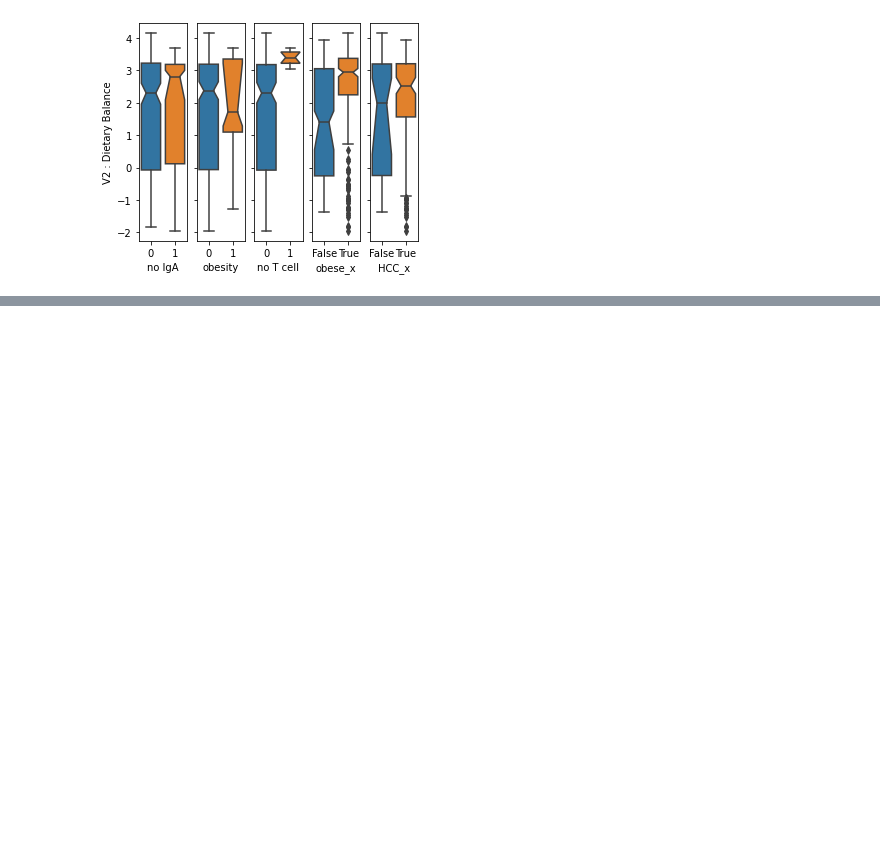
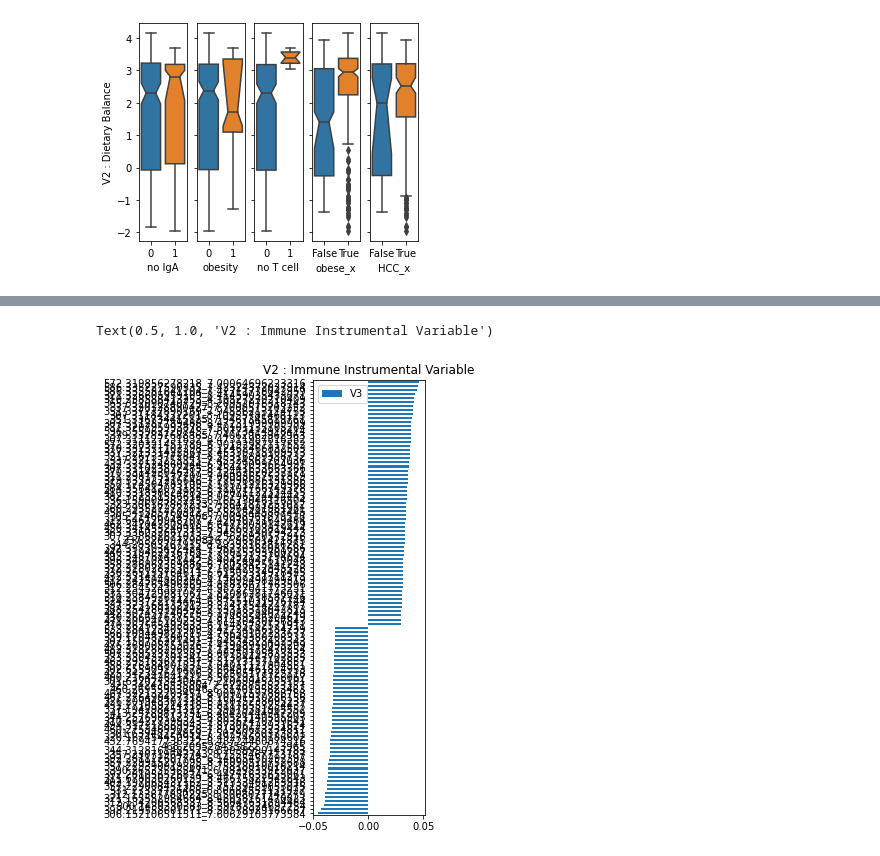
Before and after one commit to mortonjt/iv-analysis, a Jupyter notebook: ipynb/Figure3.ipynb, the cells around one changed output, grey strips where cells are left out. Saved outputs shown, nothing was run; the diff lists cells and outputs as text; code cells hidden in the pictures; blank space fills up the shorter version.

```diff
--- a/ipynb/Figure3.ipynb
+++ b/ipynb/Figure3.ipynb
@@ -299,0 +289,16 @@ metadata
+# %%
+bname = 'V3'
+metabolite_ranks = metaboliteV2[bname].sort_values()
+denom = metabolite_ranks.loc[metabolite_ranks < 0].index
+num = metabolite_ranks.loc[metabolite_ranks > 0].index
+v = pd.DataFrame({
+    f'metabolite{bname}' : np.log(metabolites[num] + 1).mean(axis=1) - np.log(metabolites[denom] + 1).mean(axis=1)
+})
+metabolite_samp_md = pd.merge(metadata, v, left_index=True, right_index=True)
+# %%
+fig, ax = plt.subplots(figsize=(2, 8))
+pd.DataFrame(metabolite_ranks.loc[np.abs(metabolite_ranks) > 0.03]).plot.barh(ax=ax)
+ax.set_title('V2 : Immune Instrumental Variable')
+# %% [output]
+Text(0.5, 1.0, 'V2 : Immune Instrumental Variable')
+[figure, added]
```
Also changed, not shown: parts of 15 cells of this notebook, 1 other file.
